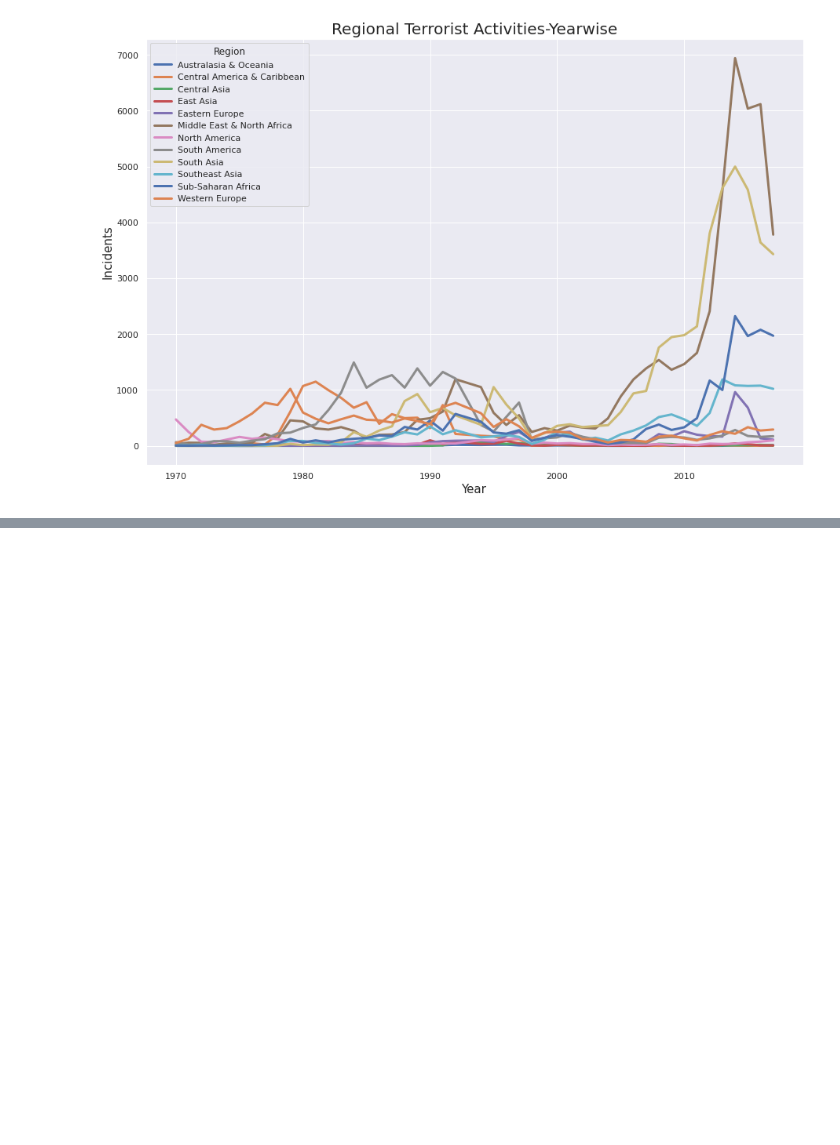
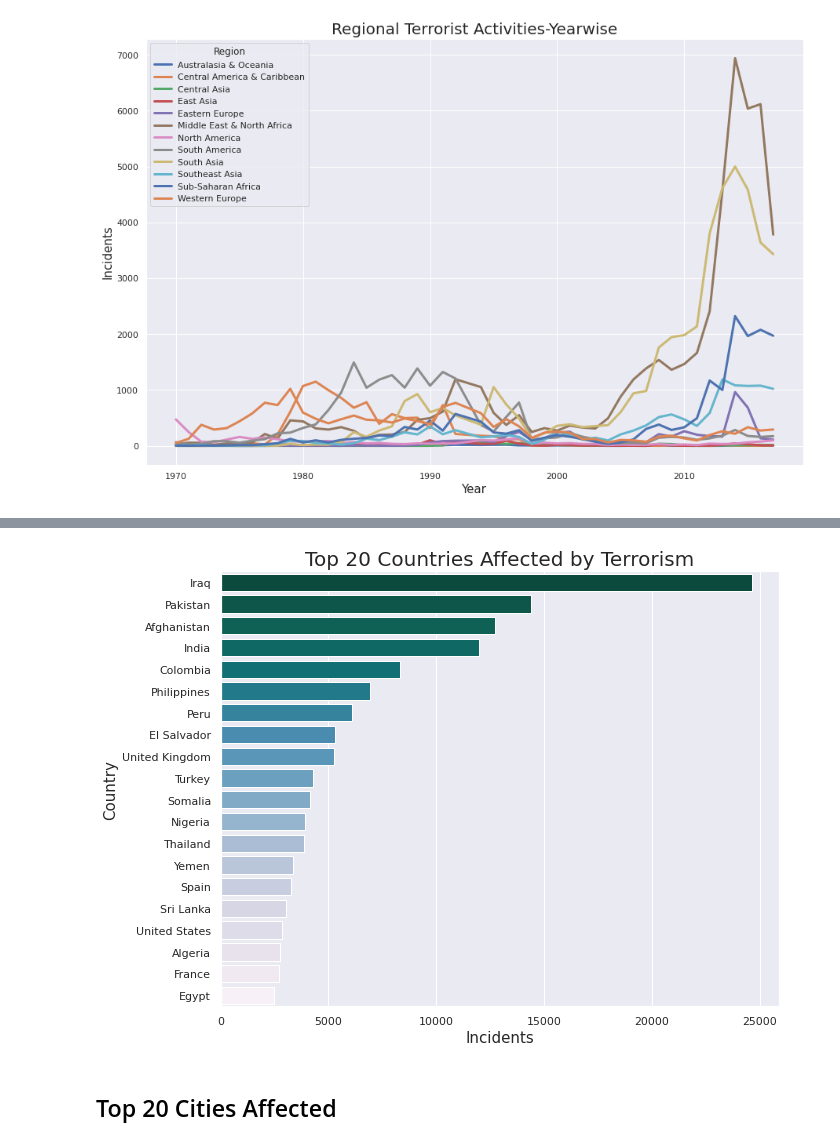
Before and after one commit to Prasad-Khedkar/Global-Terrorism-EDA, a Jupyter notebook: Global_Terrorism(EDA).ipynb, the cells around one changed output, grey strips where cells are left out. Saved outputs shown, nothing was run; the diff lists cells and outputs as text; code cells hidden in the pictures; blank space fills up the shorter version.

```diff
--- a/Global_Terrorism(EDA).ipynb
+++ b/Global_Terrorism(EDA).ipynb
@@ -168,0 +228,11 @@ plt.show()
+# %%
+plt.figure(figsize=(10,8))
+sns.barplot(data=df, x=df['Country'].value_counts()[:20].values, y=df['Country'].value_counts()[:20].index,palette=('PuBuGn_r'))
+plt.xlabel('Incidents',fontsize=15)
+plt.ylabel('Country',fontsize=15)
+plt.title('Top 20 Countries Affected by Terrorism',fontsize=20)
+plt.show()
+# %% [output]
+[figure, added]
+# %% [markdown]
+## Top 20 Cities Affected
```
Also changed, not shown: parts of 41 cells of this notebook.
